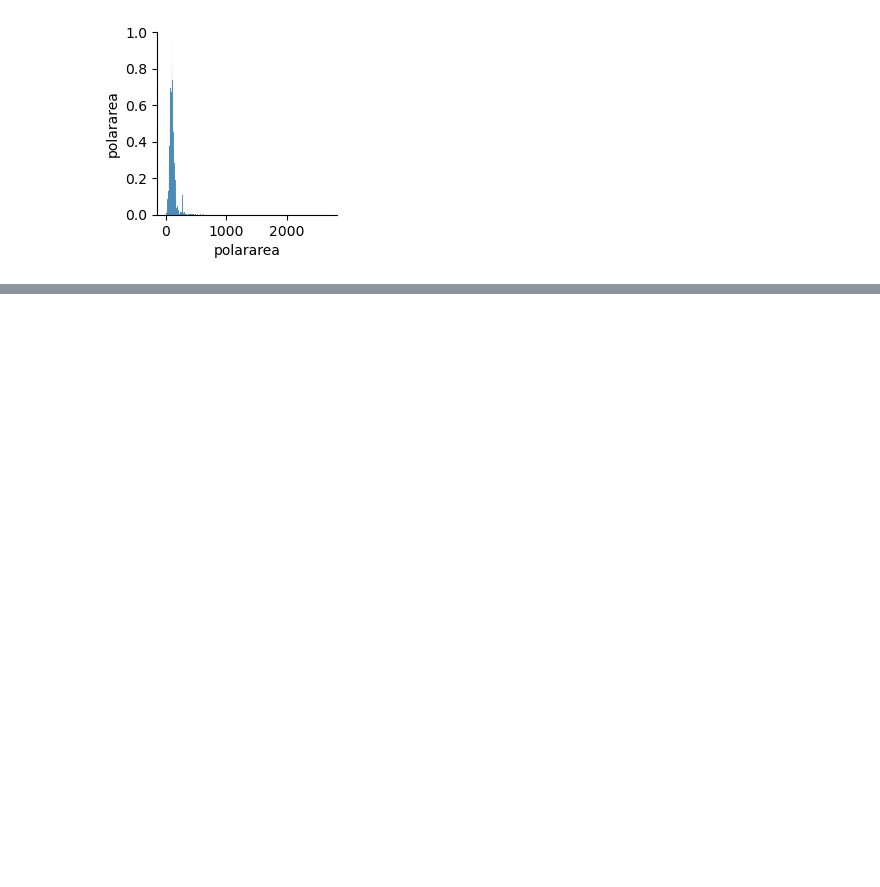
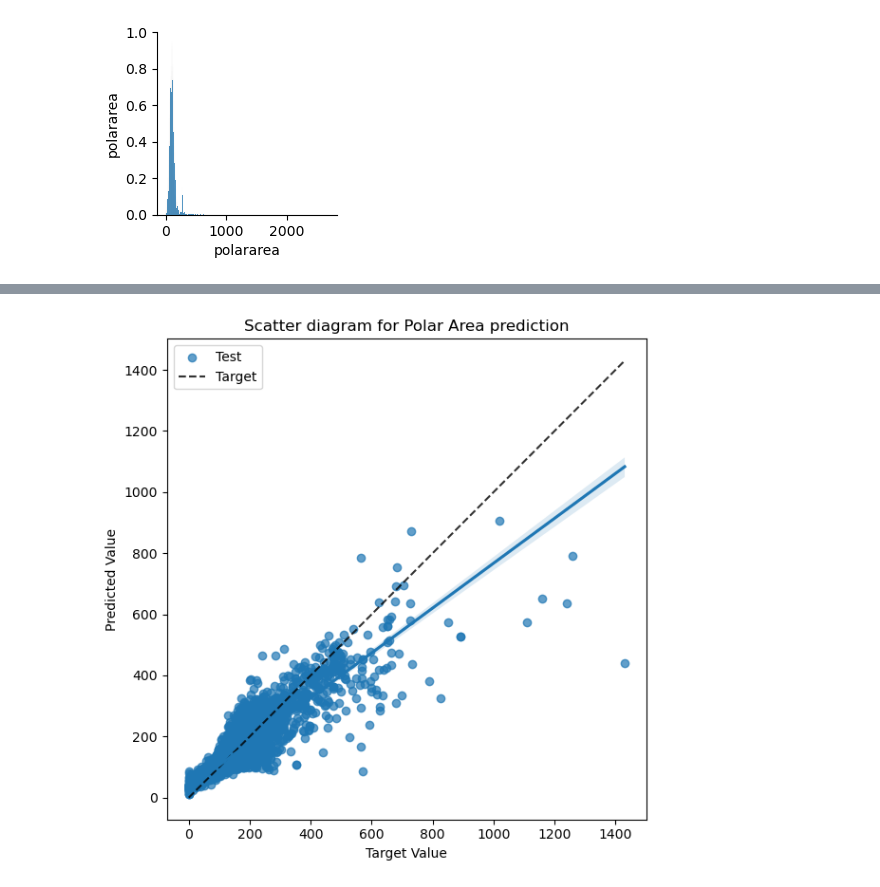
Before and after one commit to RominaZK/Molecular-property-prediction-combining-CNN-and-GRU-Neural-Networks-with-embedding-layer-for-SMILES-, a Jupyter notebook: MolecularPropietyPrediction.ipynb, the cells around one changed output, grey strips where cells are left out. Cells and saved outputs as stored; diff of their text form; code cells hidden in the pictures; blank space fills up the shorter version.

```diff
--- a/MolecularPropietyPrediction.ipynb
+++ b/MolecularPropietyPrediction.ipynb
@@ -50,0 +356,26 @@ sns.pairplot(df_polararea)
+# %%
+# Create the plot
+plt.figure(figsize=(6, 6))
+
+
+# Plot Test
+plt.scatter(y_test_original, predictions_original, label='Test', alpha=0.7)
+
+# Línea y = x
+min_val = min(np.min(y_test_original), np.min(predictions_original))
+max_val = max(np.max(y_test_original), np.max(predictions_original))
+plt.plot([min_val, max_val], [min_val, max_val], 'k--',label='Target', alpha=0.8)
+
+# Línea de regresión ajustada
+sns.regplot(x=y_test_original, y=predictions_original, scatter=False)
+
+plt.xlabel('Target Value')
+plt.ylabel('Predicted Value')
+plt.title('Scatter diagram for Polar Area prediction')
+plt.legend()
+plt.grid(False)
+plt.tight_layout()
+
+plt.show()
+# %% [output]
+[figure, added]
```
Also changed, not shown: parts of 57 cells of this notebook.
